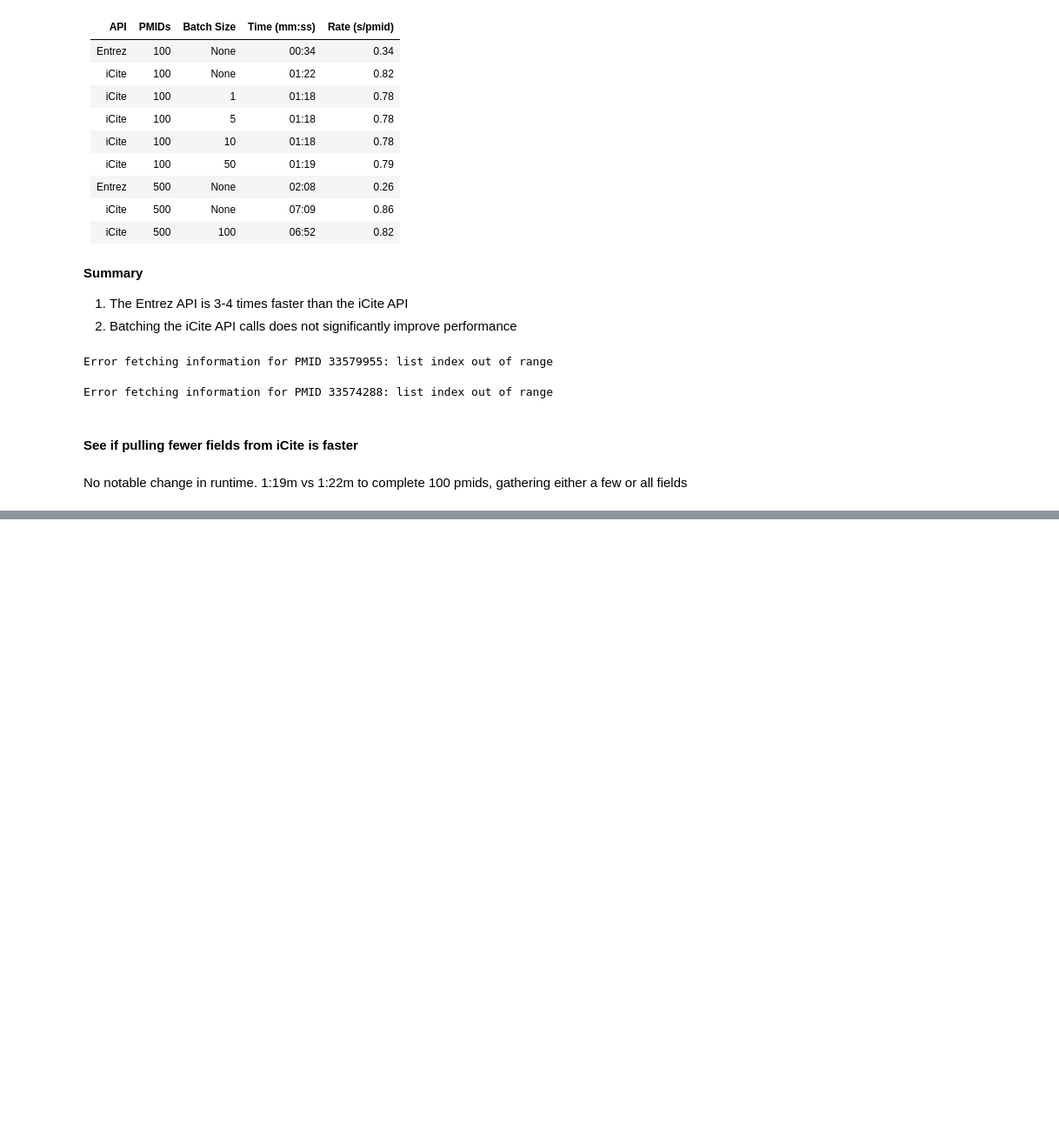
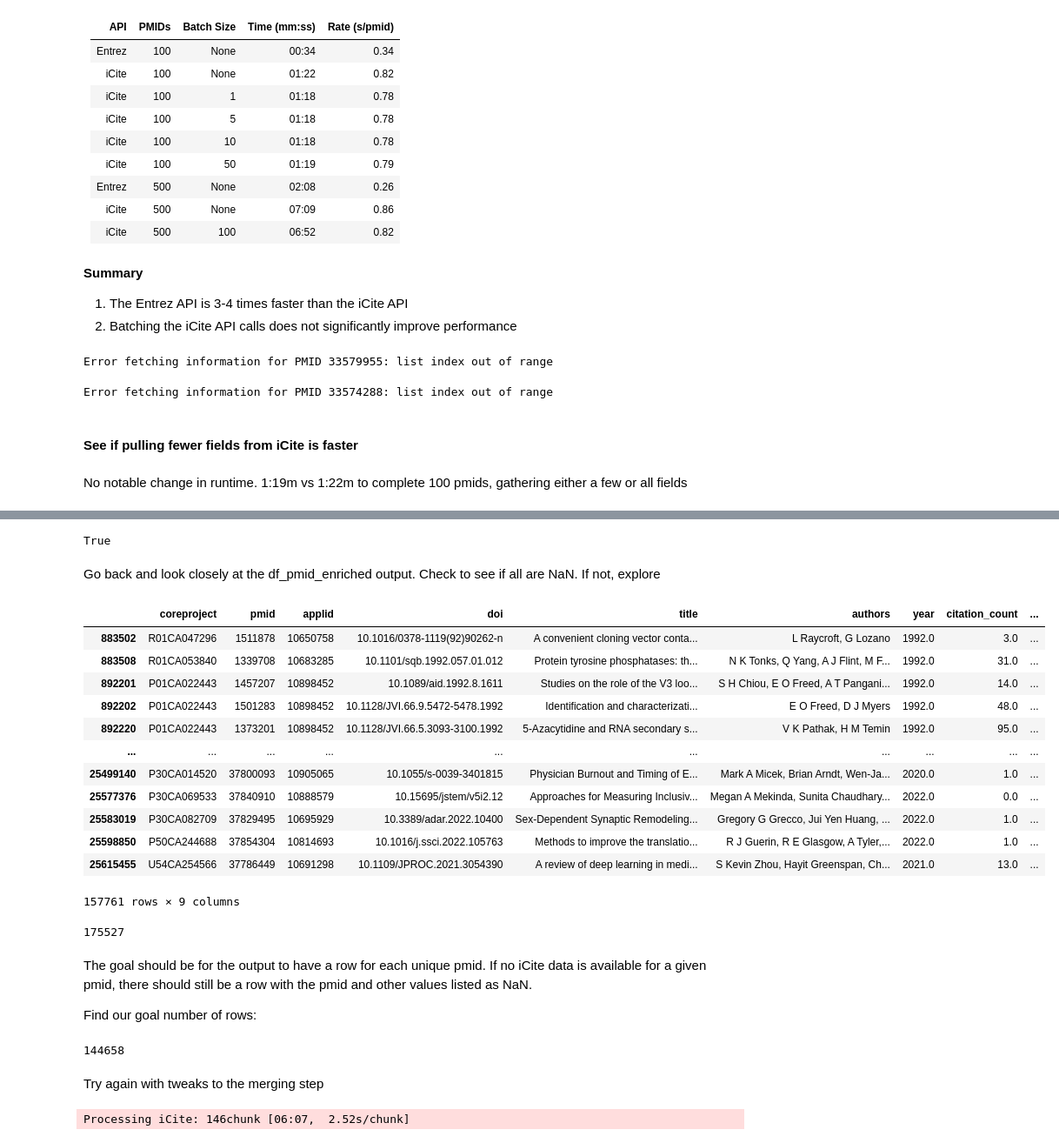
Before and after one commit to CBIIT/INS-Data, a Jupyter notebook: notebooks/08_gather_publications_icite.ipynb, the cells around one changed output, grey strips where cells are left out. Shown at 87% size. Cells and saved outputs as stored; diff of their text form; code cells hidden in the pictures; blank space fills up the shorter version.

```diff
--- a/notebooks/08_gather_publications_icite.ipynb
+++ b/notebooks/08_gather_publications_icite.ipynb
@@ -422,0 +608,40 @@ No notable change in runtime. 1:19m vs 1:22m to complete 100 pmids, gathering ei
+# %%
+# Check that the pmid column is the same type in both dfs
+df_pmid['pmid'].dtypes == df_icite_sample['pmid'].dtypes
+# %% [output]
+True
+# %% [markdown]
+Go back and look closely at the df_pmid_enriched output. Check to see if all are NaN. If not, explore
+# %%
+# Show rows without any NaN values
+df_pmid_enriched[~df_pmid_enriched.isnull().any(axis=1)]
+# %% [output]
+|  | coreproject | pmid | applid | doi | title | authors | year | citation_count | ... |
+| 883502 | R01CA047296 | 1511878 | 10650758 | 10.1016/0378-1119(92)90262-n | A convenient cloning vector conta... | L Raycroft, G Lozano | 1992.0 | 3.0 | ... |
+| 883508 | R01CA053840 | 1339708 | 10683285 | 10.1101/sqb.1992.057.01.012 | Protein tyrosine phosphatases: th... | N K Tonks, Q Yang, A J Flint, M F... | 1992.0 | 31.0 | ... |
+| 892201 | P01CA022443 | 1457207 | 10898452 | 10.1089/aid.1992.8.1611 | Studies on the role of the V3 loo... | S H Chiou, E O Freed, A T Pangani... | 1992.0 | 14.0 | ... |
+| 892202 | P01CA022443 | 1501283 | 10898452 | 10.1128/JVI.66.9.5472-5478.1992 | Identification and characterizati... | E O Freed, D J Myers | 1992.0 | 48.0 | ... |
+| 892220 | P01CA022443 | 1373201 | 10898452 | 10.1128/JVI.66.5.3093-3100.1992 | 5-Azacytidine and RNA secondary s... | V K Pathak, H M Temin | 1992.0 | 95.0 | ... |
+| ... | ... | ... | ... | ... | ... | ... | ... | ... | ... |
+| 25499140 | P30CA014520 | 37800093 | 10905065 | 10.1055/s-0039-3401815 | Physician Burnout and Timing of E... | Mark A Micek, Brian Arndt, Wen-Ja... | 2020.0 | 1.0 | ... |
+| 25577376 | P30CA069533 | 37840910 | 10888579 | 10.15695/jstem/v5i2.12 | Approaches for Measuring Inclusiv... | Megan A Mekinda, Sunita Chaudhary... | 2022.0 | 0.0 | ... |
+| 25583019 | P30CA082709 | 37829495 | 10695929 | 10.3389/adar.2022.10400 | Sex-Dependent Synaptic Remodeling... | Gregory G Grecco, Jui Yen Huang, ... | 2022.0 | 1.0 | ... |
+| 25598850 | P50CA244688 | 37854304 | 10814693 | 10.1016/j.ssci.2022.105763 | Methods to improve the translatio... | R J Guerin, R E Glasgow, A Tyler,... | 2022.0 | 1.0 | ... |
+| 25615455 | U54CA254566 | 37786449 | 10691298 | 10.1109/JPROC.2021.3054390 | A review of deep learning in medi... | S Kevin Zhou, Hayit Greenspan, Ch... | 2021.0 | 13.0 | ... |
+157761 rows × 9 columns
+# %%
+# Check number of rows in the input df of pmids with coreproject and applids
+len(df_pmid)
+# %% [output]
+175527
+# %% [markdown]
+The goal should be for the output to have a row for each unique pmid. If no iCite data is available for a given pmid, there should still be a row with the pmid and other values listed as NaN.
+
+Find our goal number of rows:
+# %%
+# Check number of rows in a list of unique pmids
+df_pmid.pmid.nunique()
+# %% [output]
+144658
+# %% [markdown]
+Try again with tweaks to the merging step
@@ -422,0 +686,5 @@ No notable change in runtime. 1:19m vs 1:22m to complete 100 pmids, gathering ei
+# %%
+# Try again
+df_pmid_enriched = enrich_df_with_icite(df_pmid, icite_filepath, cols, chunk_size=250000)
+# %% [output]
+Processing iCite: 146chunk [06:07,  2.52s/chunk]
```
Also changed, not shown: parts of 60 cells of this notebook, 4 other files.
